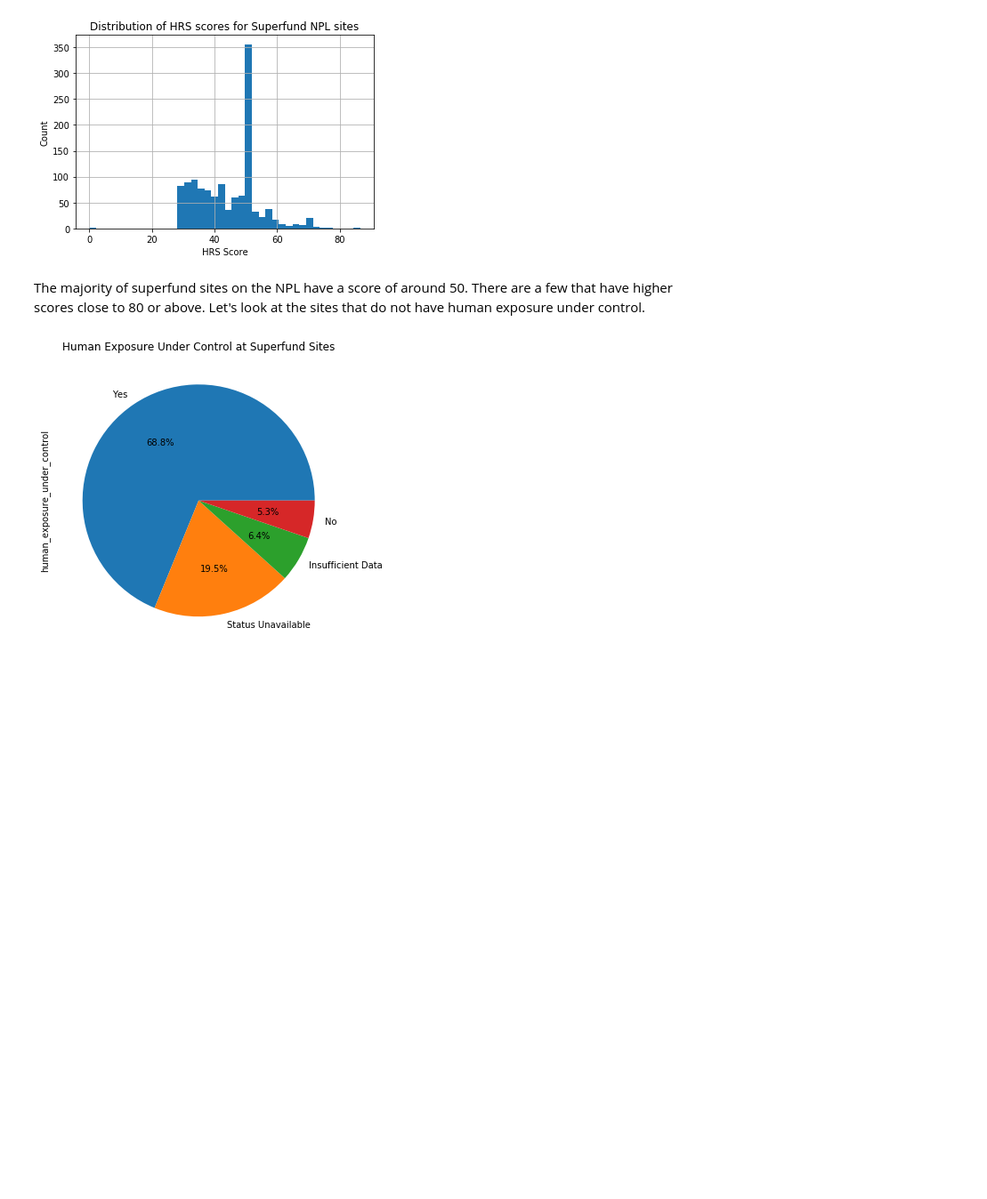
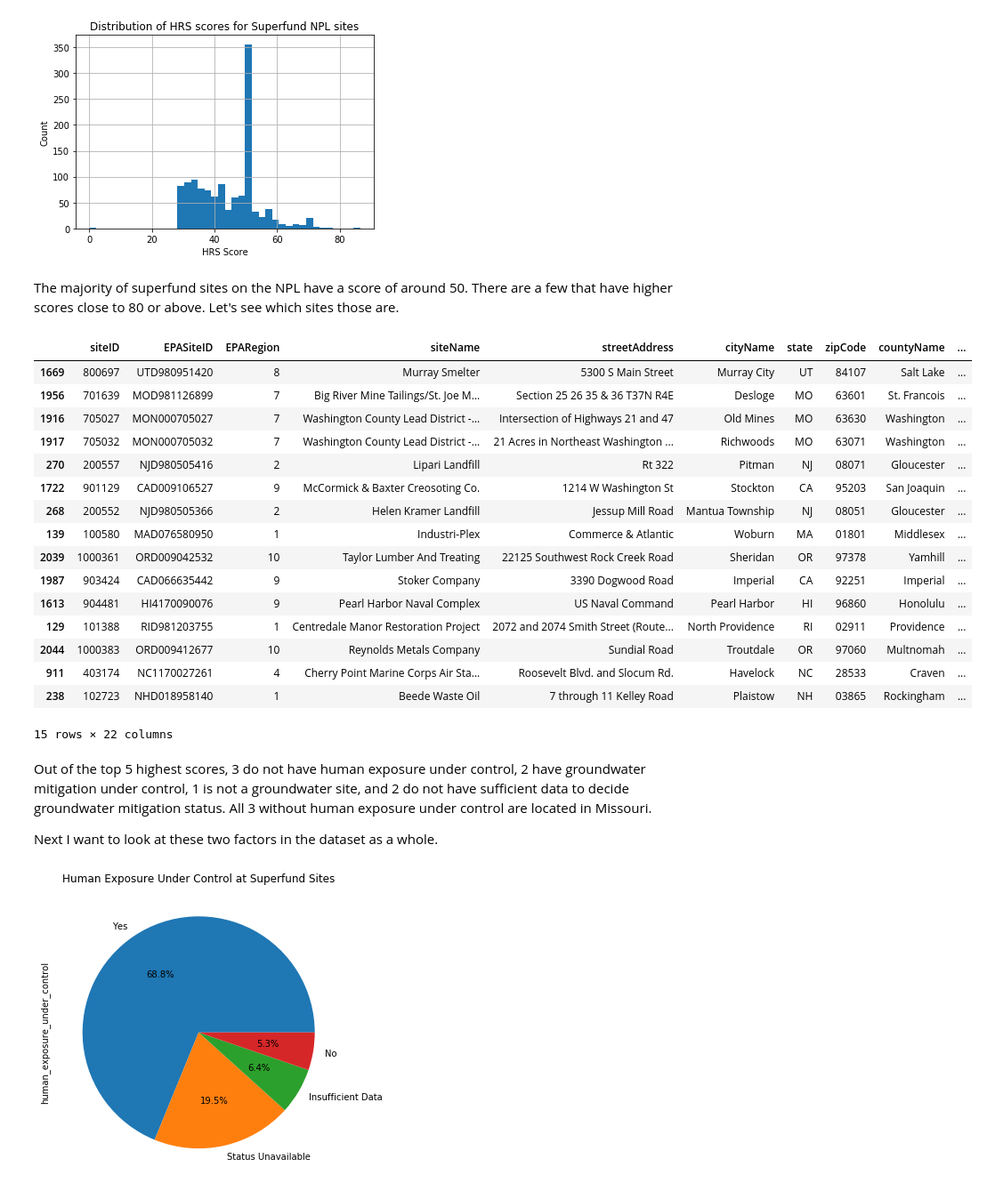
Before and after one commit to EileenGrady/us-industrial-pollution, a Jupyter notebook: notebooks/Superfund-data-exploration.ipynb, the cells around one changed output. Shown: that part at 89% size. Saved outputs shown, nothing was run; the diff lists cells and outputs as text; code cells hidden in the pictures; blank space fills up the shorter version.

```diff
--- a/notebooks/Superfund-data-exploration.ipynb
+++ b/notebooks/Superfund-data-exploration.ipynb
@@ -245,7 +247,32 @@ plot.set(xlabel='HRS Score', ylabel='Count', title='Distribution of HRS scores f
 # %% [output]
 [figure]
 # %% [markdown]
-The majority of superfund sites on the NPL have a score of around 50. There are a few that have higher scores close to 80 or above. Let's look at the sites that do not have human exposure under control.
+The majority of superfund sites on the NPL have a score of around 50. There are a few that have higher scores close to 80 or above. Let's see which sites those are.
+# %%
+high_scores = joined_sites.sort_values(by=['hrs_score'], ascending=False)
+high_scores.head(15)
+# %% [output]
+|  | siteID | EPASiteID | EPARegion | siteName | streetAddress | cityName | state | zipCode | countyName | ... |
+| 1669 | 800697 | UTD980951420 | 8 | Murray Smelter | 5300 S Main Street | Murray City | UT | 84107 | Salt Lake | ... |
+| 1956 | 701639 | MOD981126899 | 7 | Big River Mine Tailings/St. Joe M... | Section 25 26 35 & 36 T37N R4E | Desloge | MO | 63601 | St. Francois | ... |
+| 1916 | 705027 | MON000705027 | 7 | Washington County Lead District -... | Intersection of Highways 21 and 47 | Old Mines | MO | 63630 | Washington | ... |
+| 1917 | 705032 | MON000705032 | 7 | Washington County Lead District -... | 21 Acres in Northeast Washington ... | Richwoods | MO | 63071 | Washington | ... |
+| 270 | 200557 | NJD980505416 | 2 | Lipari Landfill | Rt 322 | Pitman | NJ | 08071 | Gloucester | ... |
+| 1722 | 901129 | CAD009106527 | 9 | McCormick & Baxter Creosoting Co. | 1214 W Washington St | Stockton | CA | 95203 | San Joaquin | ... |
+| 268 | 200552 | NJD980505366 | 2 | Helen Kramer Landfill | Jessup Mill Road | Mantua Township | NJ | 08051 | Gloucester | ... |
+| 139 | 100580 | MAD076580950 | 1 | Industri-Plex | Commerce & Atlantic | Woburn | MA | 01801 | Middlesex | ... |
+| 2039 | 1000361 | ORD009042532 | 10 | Taylor Lumber And Treating | 22125 Southwest Rock Creek Road | Sheridan | OR | 97378 | Yamhill | ... |
+| 1987 | 903424 | CAD066635442 | 9 | Stoker Company | 3390 Dogwood Road | Imperial | CA | 92251 | Imperial | ... |
+| 1613 | 904481 | HI4170090076 | 9 | Pearl Harbor Naval Complex | US Naval Command | Pearl Harbor | HI | 96860 | Honolulu | ... |
+| 129 | 101388 | RID981203755 | 1 | Centredale Manor Restoration Project | 2072 and 2074 Smith Street (Route... | North Providence | RI | 02911 | Providence | ... |
+| 2044 | 1000383 | ORD009412677 | 10 | Reynolds Metals Company | Sundial Road | Troutdale | OR | 97060 | Multnomah | ... |
+| 911 | 403174 | NC1170027261 | 4 | Cherry Point Marine Corps Air Sta... | Roosevelt Blvd. and Slocum Rd. | Havelock | NC | 28533 | Craven | ... |
+| 238 | 102723 | NHD018958140 | 1 | Beede Waste Oil | 7 through 11 Kelley Road | Plaistow | NH | 03865 | Rockingham | ... |
+15 rows × 22 columns
+# %% [markdown]
+Out of the top 5 highest scores, 3 do not have human exposure under control, 2 have groundwater mitigation under control, 1 is not a groundwater site, and 2 do not have sufficient data to decide groundwater mitigation status. All 3 without human exposure under control are located in Missouri.
+
+Next I want to look at these two factors in the dataset as a whole.
 # %%
 # the majority of sites have human exposure under control
 plot = joined_sites_final['human_exposure_under_control'].value_counts().plot(kind='pie', figsize=(6, 6), autopct='%1.1f%%')
```
Also changed, not shown: parts of 7 cells of this notebook, 10 other files.
